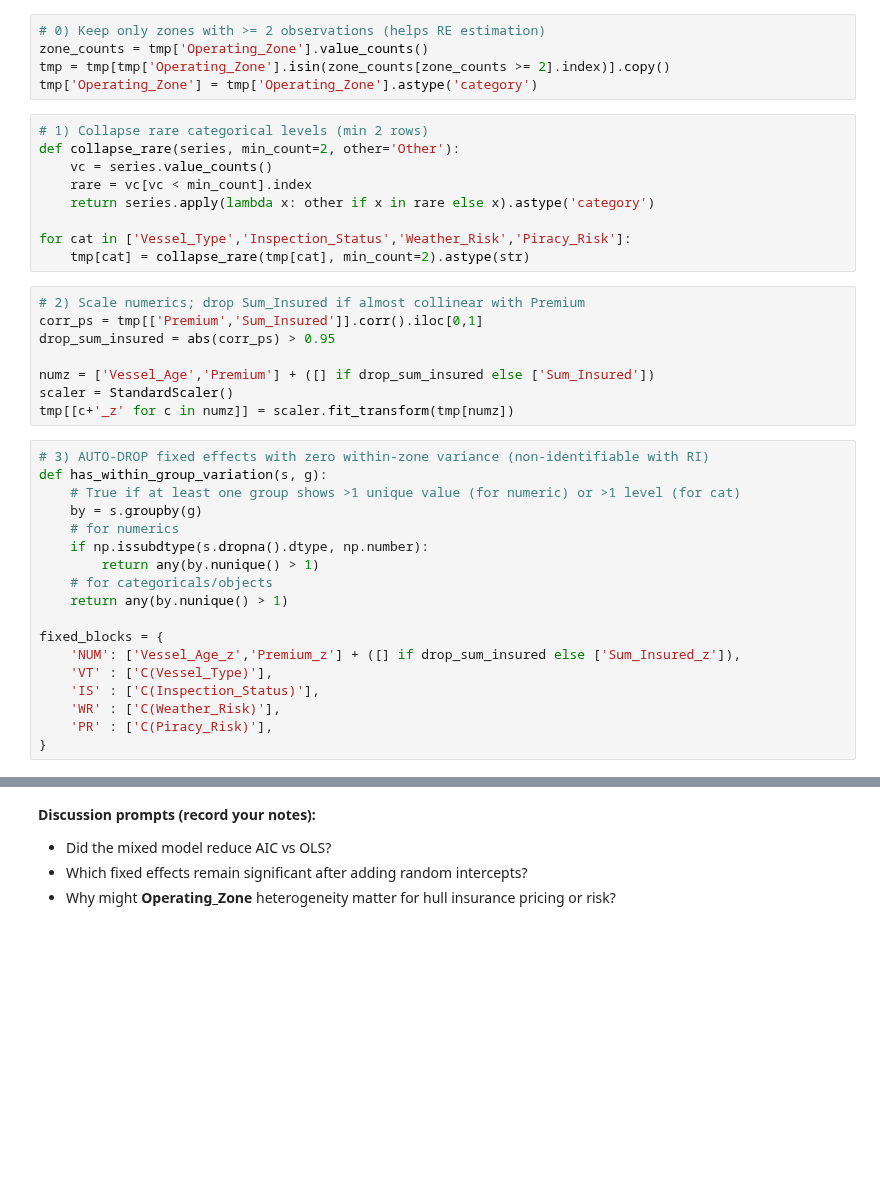
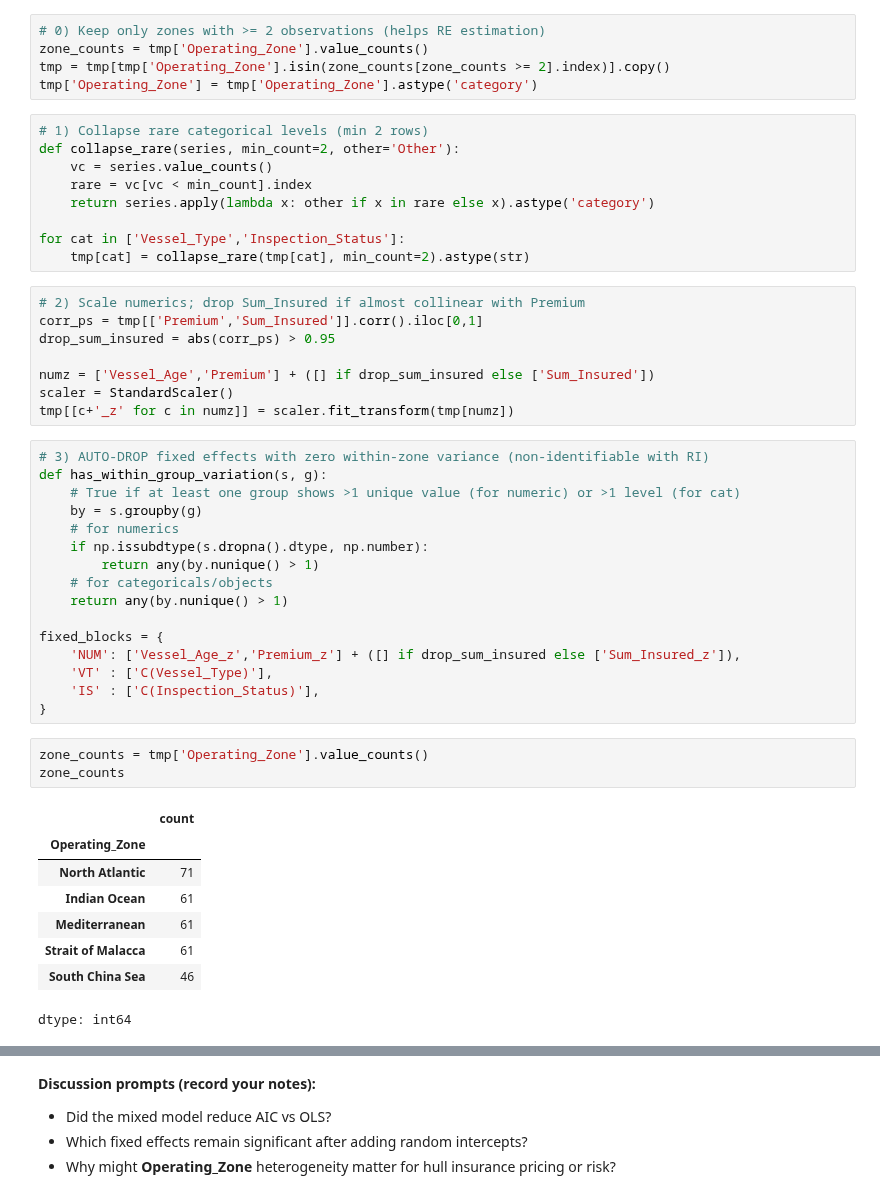
Before and after one commit to anshupandey/MSA-analytics, a Jupyter notebook: MEM/Lab1_3_Mixed_Effect_models.ipynb, the cells around one changed output, grey strips where cells are left out. Drawn from its saved outputs; the diff is of its cells as text; blank space fills up the shorter version.

```diff
--- a/MEM/Lab1_3_Mixed_Effect_models.ipynb
+++ b/MEM/Lab1_3_Mixed_Effect_models.ipynb
@@ -163,7 +182,7 @@ def collapse_rare(series, min_count=2, other='Other'):
     rare = vc[vc < min_count].index
     return series.apply(lambda x: other if x in rare else x).astype('category')
 
-for cat in ['Vessel_Type','Inspection_Status','Weather_Risk','Piracy_Risk']:
+for cat in ['Vessel_Type','Inspection_Status']:
     tmp[cat] = collapse_rare(tmp[cat], min_count=2).astype(str)
 # %%
 # 2) Scale numerics; drop Sum_Insured if almost collinear with Premium
@@ -188,7 +207,17 @@ fixed_blocks = {
     'NUM': ['Vessel_Age_z','Premium_z'] + ([] if drop_sum_insured else ['Sum_Insured_z']),
     'VT' : ['C(Vessel_Type)'],
     'IS' : ['C(Inspection_Status)'],
-    'WR' : ['C(Weather_Risk)'],
-    'PR' : ['C(Piracy_Risk)'],
 }
+# %%
+zone_counts = tmp['Operating_Zone'].value_counts()
+zone_counts
+# %% [output]
+|  | count |
+| Operating_Zone |  |
+| North Atlantic | 71 |
+| Indian Ocean | 61 |
+| Mediterranean | 61 |
+| Strait of Malacca | 61 |
+| South China Sea | 46 |
+dtype: int64
 # %%
```
Also changed, not shown: parts of 14 cells of this notebook.
